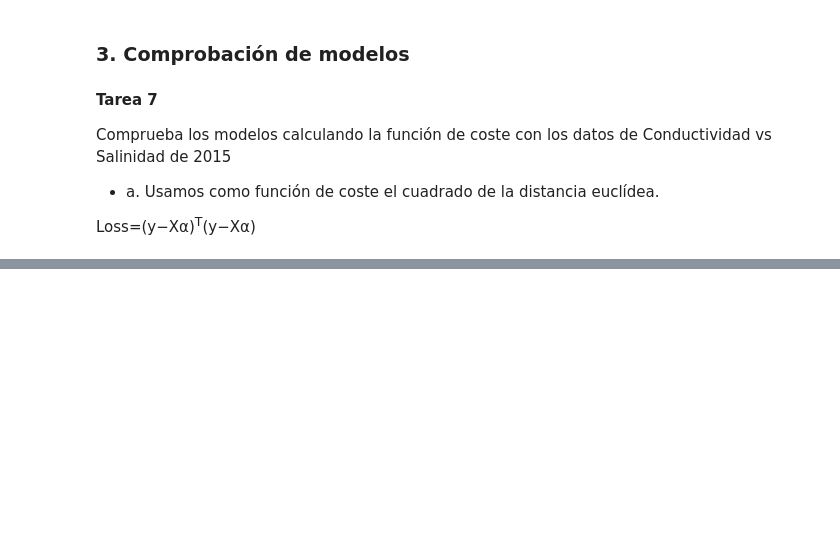
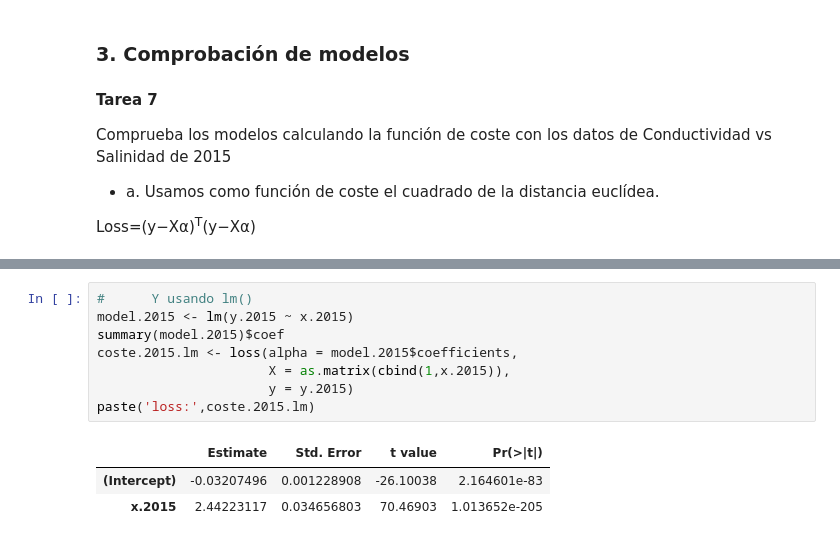
Before and after one commit to yerartdev/uc-m1965-stats, a Jupyter notebook: p8/m1965-stats-ii-practica-regresion.ipynb, the cells around one changed output, grey strips where cells are left out. Cells and saved outputs as stored; diff of their text form; blank space fills up the shorter version.

```diff
--- a/p8/m1965-stats-ii-practica-regresion.ipynb
+++ b/p8/m1965-stats-ii-practica-regresion.ipynb
@@ -389,0 +420,12 @@ loss<- function(alpha,x,y) {
+# %%
+#      Y usando lm()
+model.2015 <- lm(y.2015 ~ x.2015)
+summary(model.2015)$coef
+coste.2015.lm <- loss(alpha = model.2015$coefficients,
+                      X = as.matrix(cbind(1,x.2015)),
+                      y = y.2015)
+paste('loss:',coste.2015.lm)
+# %% [output]
+|  | Estimate | Std. Error | t value | Pr(>|t|) |
+| (Intercept) | -0.03207496 | 0.001228908 | -26.10038 | 2.164601e-83 |
+| x.2015 | 2.44223117 | 0.034656803 | 70.46903 | 1.013652e-205 |
```
Also changed, not shown: parts of 11 cells of this notebook.
